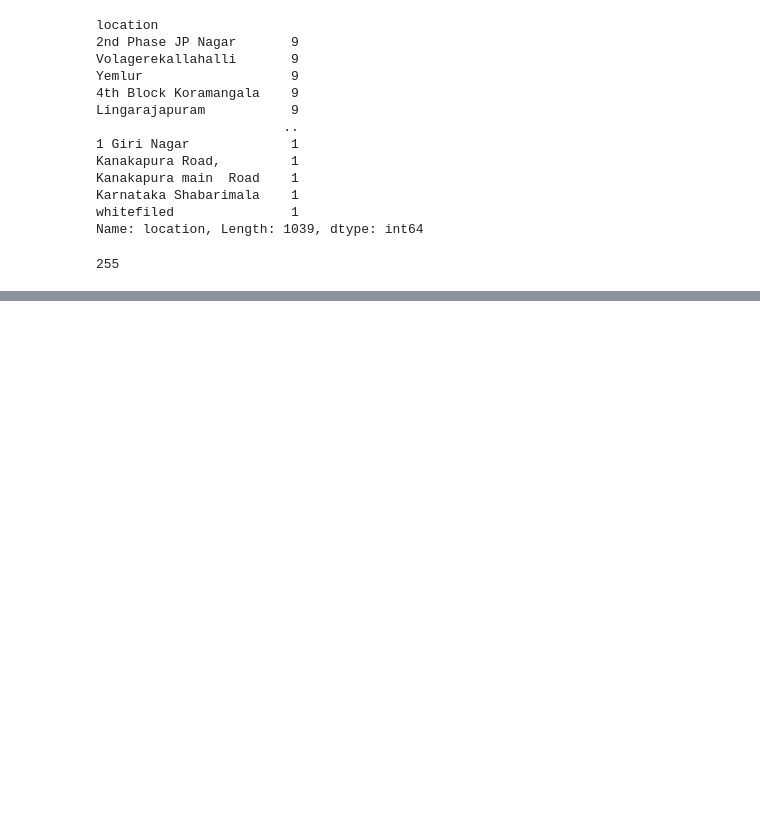
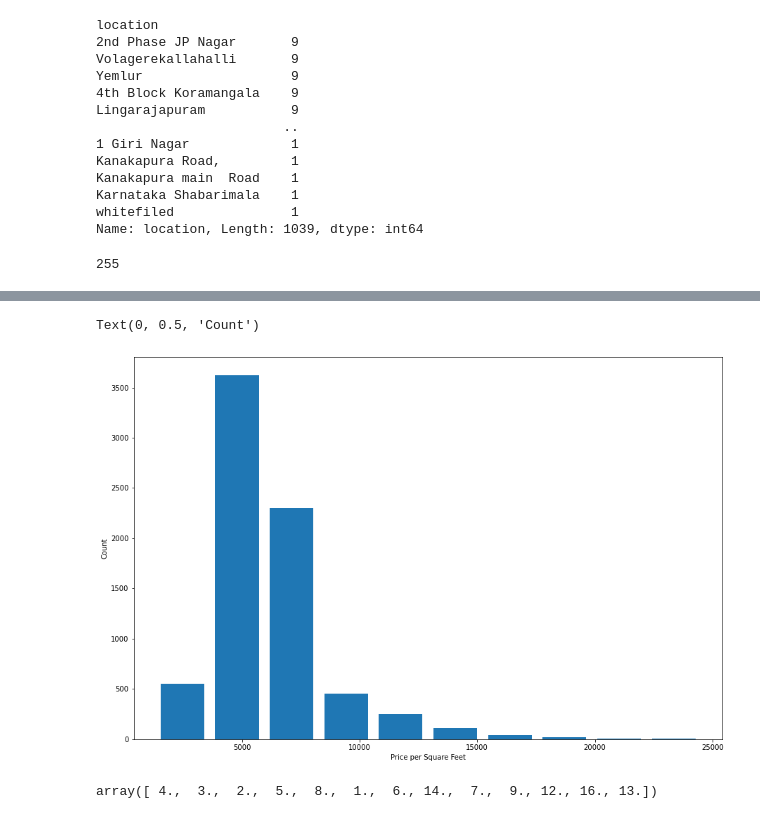
Before and after one commit to kamanak/Bengaluru_House_Data_LR, a Jupyter notebook: model.ipynb, the cells around one changed output, grey strips where cells are left out. Saved outputs shown, nothing was run; the diff lists cells and outputs as text; code cells hidden in the pictures; blank space fills up the shorter version.

```diff
--- a/model.ipynb
+++ b/model.ipynb
@@ -257,0 +364,11 @@ dataset.location.nunique()
+# %%
+plt.hist(dataset.price_per_sqft,rwidth=0.8)
+plt.xlabel('Price per Square Feet')
+plt.ylabel('Count')
+# %% [output]
+Text(0, 0.5, 'Count')
+[figure, added]
+# %%
+dataset.bath.unique()
+# %% [output]
+array([ 4.,  3.,  2.,  5.,  8.,  1.,  6., 14.,  7.,  9., 12., 16., 13.])
```
Also changed, not shown: parts of 18 cells of this notebook.
